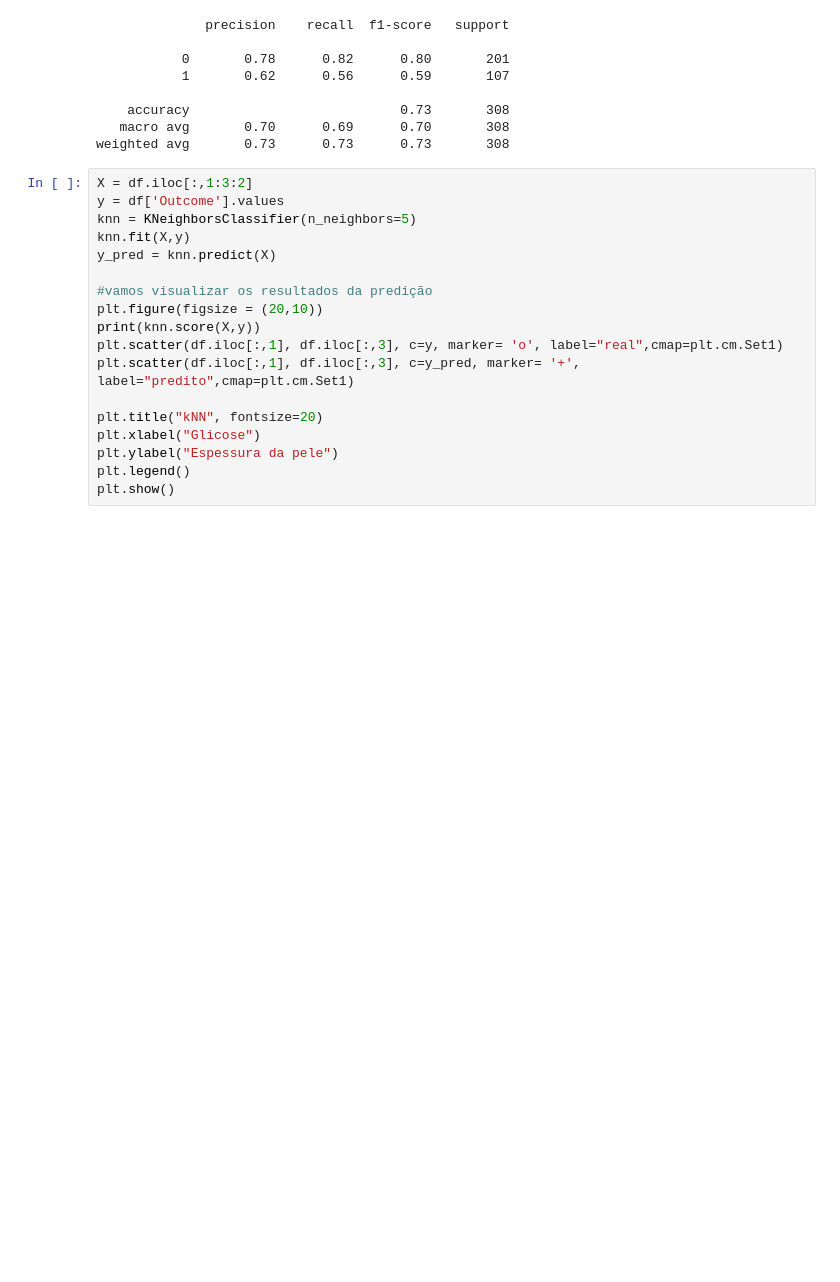
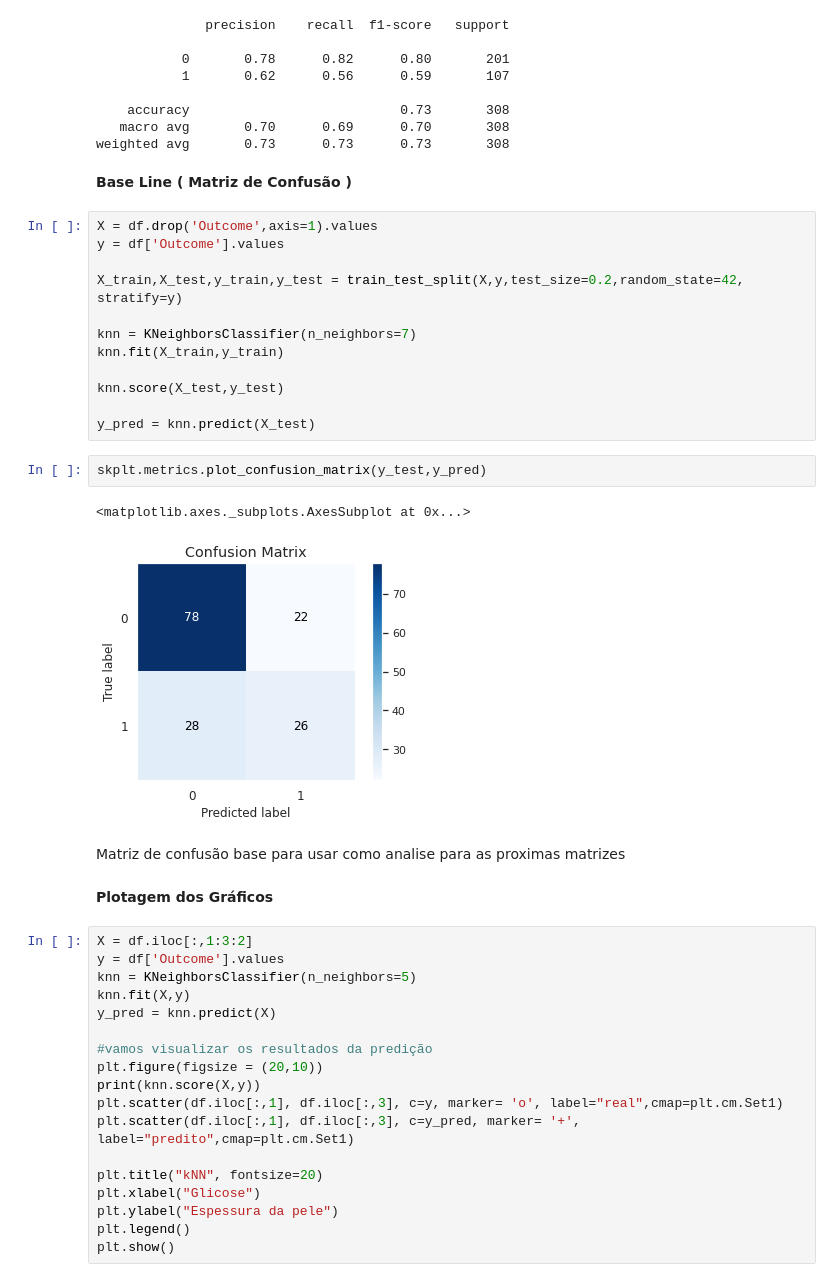
Before and after one commit to ThigasSantos/DataScienceDiabetes, a Jupyter notebook: AnaliseDiabetes.ipynb, the cells around one changed output. Cells and saved outputs as stored; diff of their text form; blank space fills up the shorter version.

Commit message:
atualizaçao com mais analises

```diff
--- a/AnaliseDiabetes.ipynb
+++ b/AnaliseDiabetes.ipynb
@@ -447,6 +448,29 @@ print(classification_report(y_test,y_pred))
     accuracy                           0.73       308
    macro avg       0.70      0.69      0.70       308
 weighted avg       0.73      0.73      0.73       308
+# %% [markdown]
+**Base Line ( Matriz de Confusão )**
+# %%
+X = df.drop('Outcome',axis=1).values
+y = df['Outcome'].values
+
+X_train,X_test,y_train,y_test = train_test_split(X,y,test_size=0.2,random_state=42, stratify=y)
+
+knn = KNeighborsClassifier(n_neighbors=7)
+knn.fit(X_train,y_train)
+
+knn.score(X_test,y_test)
+
+y_pred = knn.predict(X_test)
+# %%
+skplt.metrics.plot_confusion_matrix(y_test,y_pred)
+# %% [output]
+<matplotlib.axes._subplots.AxesSubplot at 0x...>
+[figure, added]
+# %% [markdown]
+Matriz de confusão base para usar como analise para as proximas matrizes
+# %% [markdown]
+**Plotagem dos Gráficos**
 # %%
 X = df.iloc[:,1:3:2]
 y = df['Outcome'].values
```
Also changed, not shown: parts of 74 cells of this notebook.
